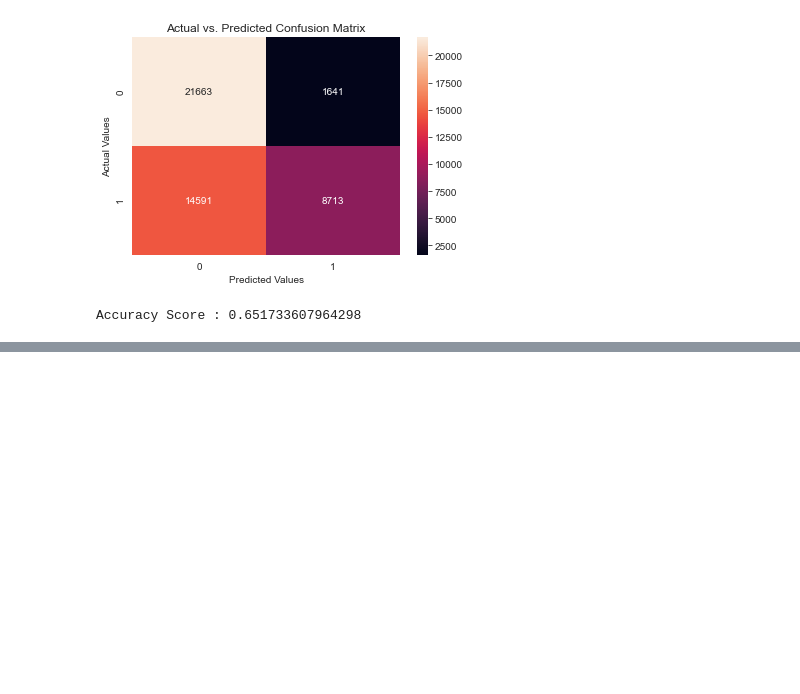
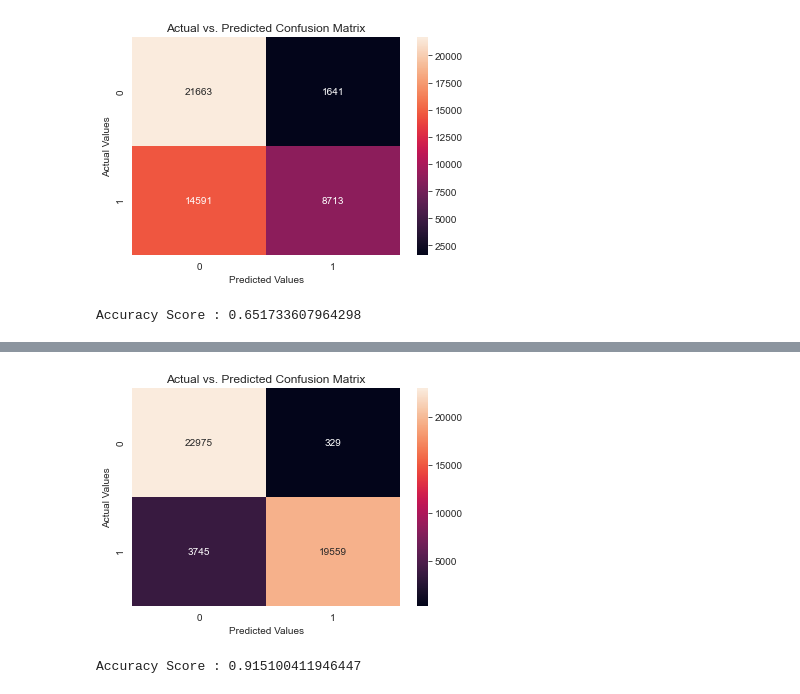
Before and after one commit to nkukadiya89/coupon-redemption-ML, a Jupyter notebook: data_analysis.ipynb, the cells around one changed output, grey strips where cells are left out. Cells and saved outputs as stored; diff of their text form; code cells hidden in the pictures; blank space fills up the shorter version.

Commit message:
decision tree algo

```diff
--- a/data_analysis.ipynb
+++ b/data_analysis.ipynb
@@ -1733,11 +1733,14 @@ from imblearn.over_sampling import SMOTE
 sm = SMOTE(random_state = 2)
 X_train, y_train = sm.fit_sample(X_train, y_train)
 
-print('After OverSampling, the shape of train_X: {}'.format(X_train.shape))
-print('After OverSampling, the shape of train_y: {} \n'.format(y_train.shape))
+print('After OverSampling, the shape of X_train: {}'.format(X_train.shape))
+print('After OverSampling, the shape of y_train: {} \n'.format(y_train.shape))
 
-print("After OverSampling, counts of label '1': {}".format(sum(y_train == 1)))
-print("After OverSampling, counts of label '0': {}".format(sum(y_train == 0)))
+sm = SMOTE(random_state = 2)
+X_test, y_test = sm.fit_sample(X_test, y_test)
+
+print('After OverSampling, the shape of X_test: {}'.format(X_test.shape))
+print('After OverSampling, the shape of y_test: {} \n'.format(y_test.shape))
 # %% [output]
 Before OverSampling, counts of label '1': 522
 Before OverSampling, counts of label '0': 54336
@@ -2006,0 +2012,11 @@ Accuracy Score : 0.651733607964298
+# %%
+from sklearn.tree import DecisionTreeClassifier
+from sklearn import metrics
+# Create Decision Tree classifer object
+clf = DecisionTreeClassifier()
+# Train Decision Tree Classifer
+clf = clf.fit(X_train,y_train)
+#Predict the response for test dataset
+y_predicts = clf.predict(X_test)
+# Model Accuracy, how often is the classifier correct?
+print("Accuracy:",metrics.accuracy_score(y_test, y_predicts))
@@ -2006,0 +2045,13 @@ Accuracy Score : 0.651733607964298
+# %%
+conf_mat = confusion_matrix(y_test,y_predicts)
+sns.heatmap(conf_mat,annot=True, fmt='d')
+plt.xlabel('Predicted Values')
+plt.ylabel('Actual Values')
+plt.title('Actual vs. Predicted Confusion Matrix')
+plt.show()
+# %% [output]
+[figure, added]
+# %%
+print ('Accuracy Score :',accuracy_score(y_test,y_predict))
+# %% [output]
+Accuracy Score : 0.915100411946447
```
Also changed, not shown: parts of 12 cells of this notebook.
